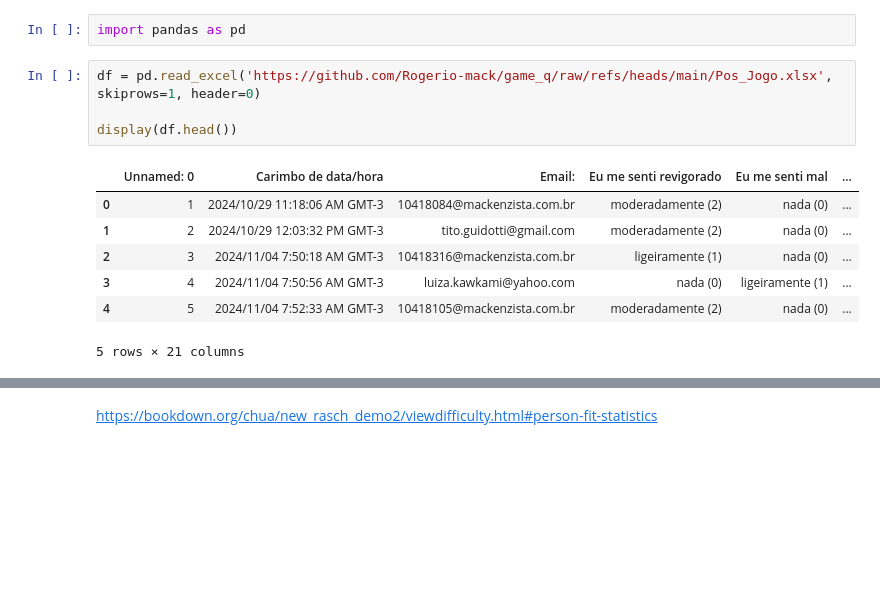
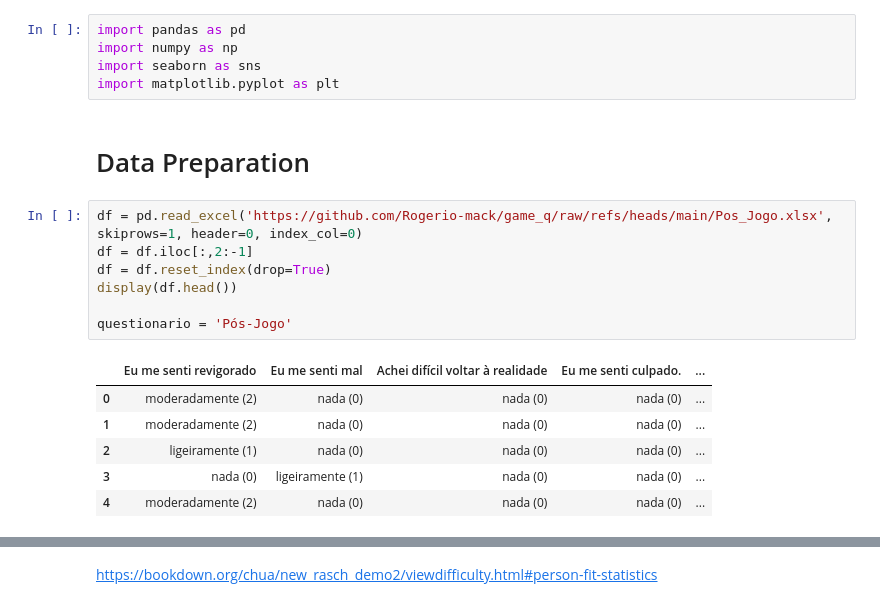
Before and after one commit to Rogerio-mack/game_q, a Jupyter notebook: geq.ipynb, the cells around one changed output, grey strips where cells are left out. Saved outputs shown, nothing was run; the diff lists cells and outputs as text; blank space fills up the shorter version.

```diff
--- a/geq.ipynb
+++ b/geq.ipynb
@@ -1,16 +1,23 @@
 # %% [markdown]
 <a href="https://colab.research.google.com/github/Rogerio-mack/game_q/blob/main/geq.ipynb" target="_parent"><img src="https://colab.research.google.com/assets/colab-badge.svg" alt="Open In Colab"/></a>
-# %%
-import pandas as pd
+# %%
+import pandas as pd
+import numpy as np
+import seaborn as sns
+import matplotlib.pyplot as plt
+# %% [markdown]
+# Data Preparation
 # %%
-df = pd.read_excel('https://github.com/Rogerio-mack/game_q/raw/refs/heads/main/Pos_Jogo.xlsx', skiprows=1, header=0)
+df = pd.read_excel('https://github.com/Rogerio-mack/game_q/raw/refs/heads/main/Pos_Jogo.xlsx', skiprows=1, header=0, index_col=0)
+df = df.iloc[:,2:-1]
+df = df.reset_index(drop=True)
+display(df.head())
 
-display(df.head())
+questionario = 'Pós-Jogo'
 # %% [output]
-|  | Unnamed: 0 | Carimbo de data/hora | Email: | Eu me senti revigorado | Eu me senti mal | ... |
-| 0 | 1 | 2024/10/29 11:18:06 AM GMT-3 | 10418084@mackenzista.com.br | moderadamente (2) | nada (0) | ... |
-| 1 | 2 | 2024/10/29 12:03:32 PM GMT-3 | tito.guidotti@gmail.com | moderadamente (2) | nada (0) | ... |
-| 2 | 3 | 2024/11/04 7:50:18 AM GMT-3 | 10418316@mackenzista.com.br | ligeiramente (1) | nada (0) | ... |
-| 3 | 4 | 2024/11/04 7:50:56 AM GMT-3 | luiza.kawkami@yahoo.com | nada (0) | ligeiramente (1) | ... |
-| 4 | 5 | 2024/11/04 7:52:33 AM GMT-3 | 10418105@mackenzista.com.br | moderadamente (2) | nada (0) | ... |
+|  | Eu me senti revigorado | Eu me senti mal | Achei difícil voltar à realidade | Eu me senti culpado. | ... |
+| 0 | moderadamente (2) | nada (0) | nada (0) | nada (0) | ... |
+| 1 | moderadamente (2) | nada (0) | nada (0) | nada (0) | ... |
+| 2 | ligeiramente (1) | nada (0) | nada (0) | nada (0) | ... |
+| 3 | nada (0) | ligeiramente (1) | nada (0) | nada (0) | ... |
+| 4 | moderadamente (2) | nada (0) | nada (0) | nada (0) | ... |
-5 rows × 21 columns
```
Also changed, not shown: parts of 55 cells of this notebook.
